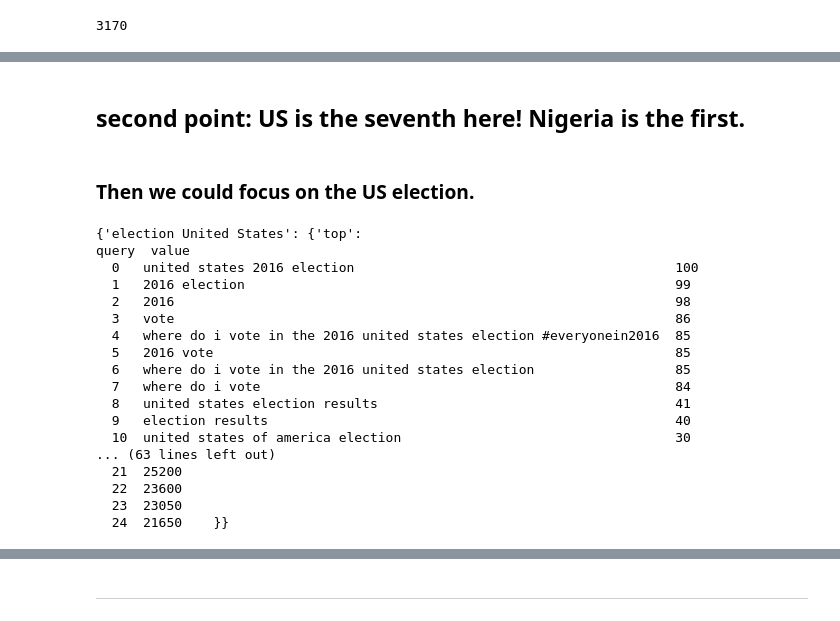
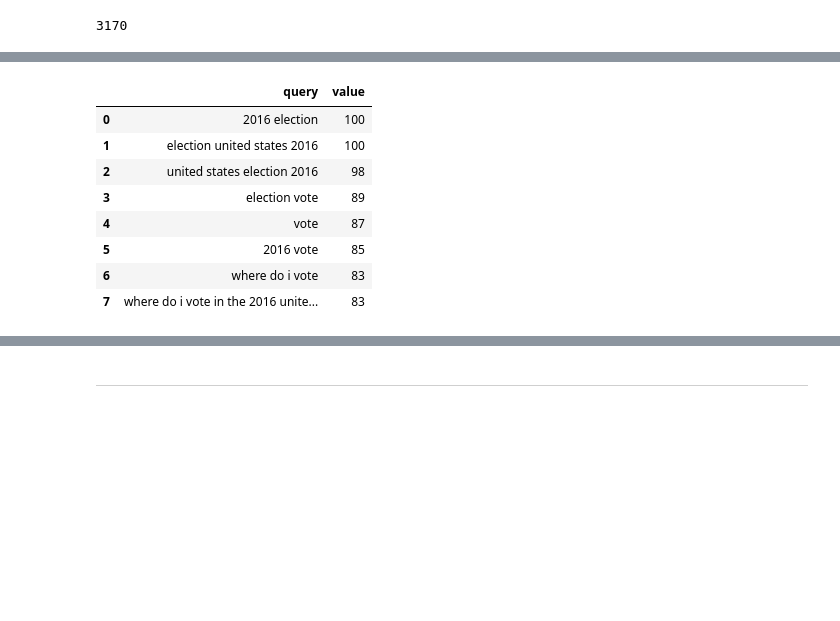
Before and after one commit to ivyWANG958/python-data-analysis, a Jupyter notebook: assign2/analysis.ipynb, the cells around one changed output, grey strips where cells are left out. Cells and saved outputs as stored; diff of their text form; code cells hidden in the pictures; blank space fills up the shorter version.

```diff
--- a/assign2/analysis.ipynb
+++ b/assign2/analysis.ipynb
@@ -189,35 +128,23 @@ interest_by_region_df.sort_values(by='election',ascending=False)[:15] #through U
-# %% [markdown]
-## second point: US is the seventh here!  Nigeria is the first.
-# %% [markdown]
-### Then we could focus on the US election.
 # %%
 # Create payload and capture API tokens. Only needed for interest_over_time(), interest_by_region() & related_queries()
 pytrend.build_payload(kw_list=['election United States'])
 # %%
 # Related Queries, returns a dictionary of dataframes
 related_queries_dict = pytrend.related_queries()
-related_queries_dict
-# %% [output]
-{'election United States': {'top':                                                                  query  value
-  0   united states 2016 election                                         100
-  1   2016 election                                                       99
-  2   2016                                                                98
-  3   vote                                                                86
-  4   where do i vote in the 2016 united states election #everyonein2016  85
-  5   2016 vote                                                           85
-  6   where do i vote in the 2016 united states election                  85
-  7   where do i vote                                                     84
-  8   united states election results                                      41
-  9   election results                                                    40
-  10  united states of america election                                   30
-... (63 lines left out)
-  21  25200
-  22  23600
-  23  23050
-  24  21650    }}
 # %%
 words = related_queries_dict.get('election United States')
 top = words.get('top')
-top.to_csv('top.csv', encoding='utf-8', index=False)
+#top.to_csv('top.csv', encoding='utf-8', index=False)
+top.head(8)
+# %% [output]
+|  | query | value |
+| 0 | 2016 election | 100 |
+| 1 | election united states 2016 | 100 |
+| 2 | united states election 2016 | 98 |
+| 3 | election vote | 89 |
+| 4 | vote | 87 |
+| 5 | 2016 vote | 85 |
+| 6 | where do i vote | 83 |
+| 7 | where do i vote in the 2016 unite... | 83 |
 # %%
 rising = words.get('rising')
```
Also changed, not shown: parts of 41 cells of this notebook, 7 other files.
